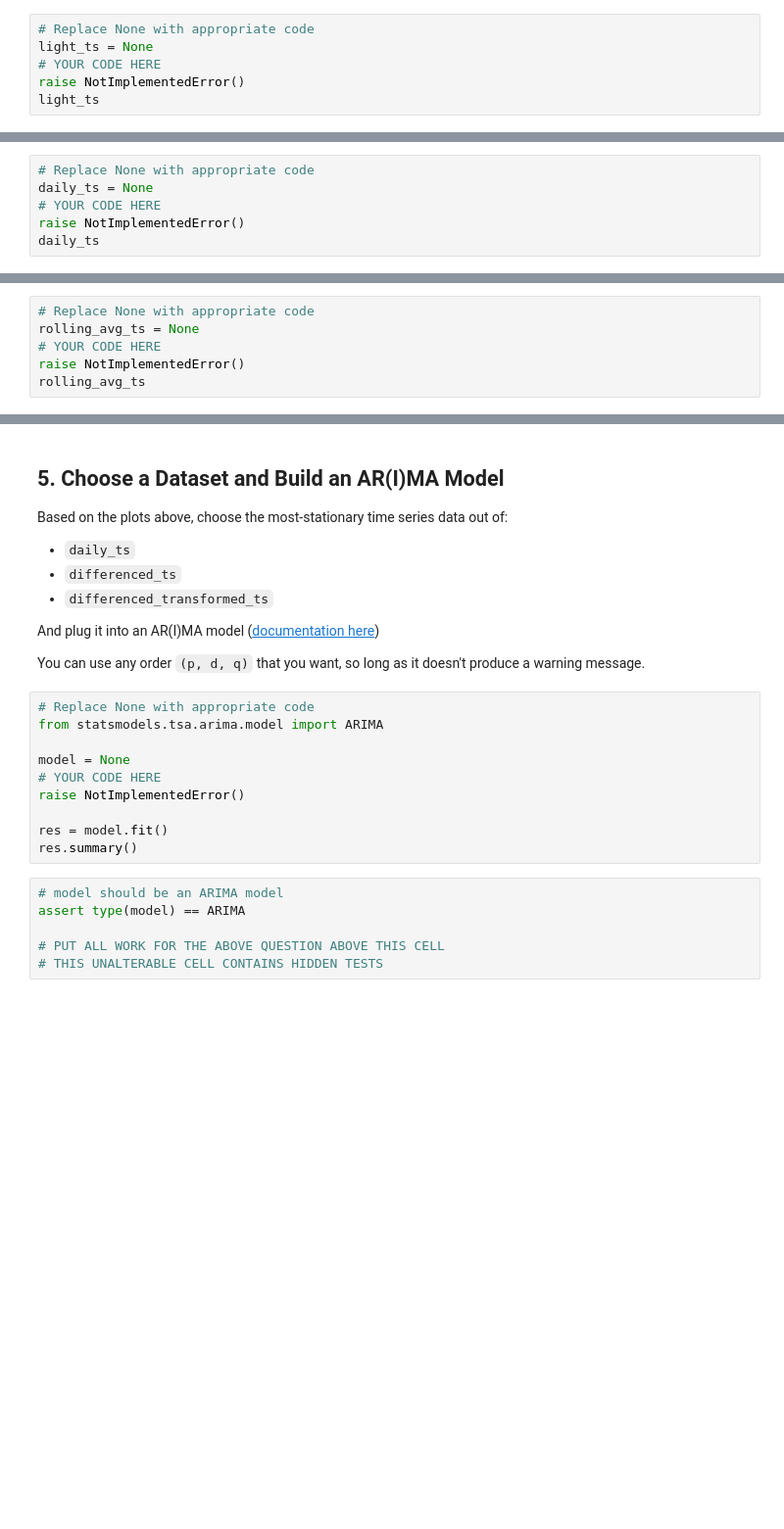
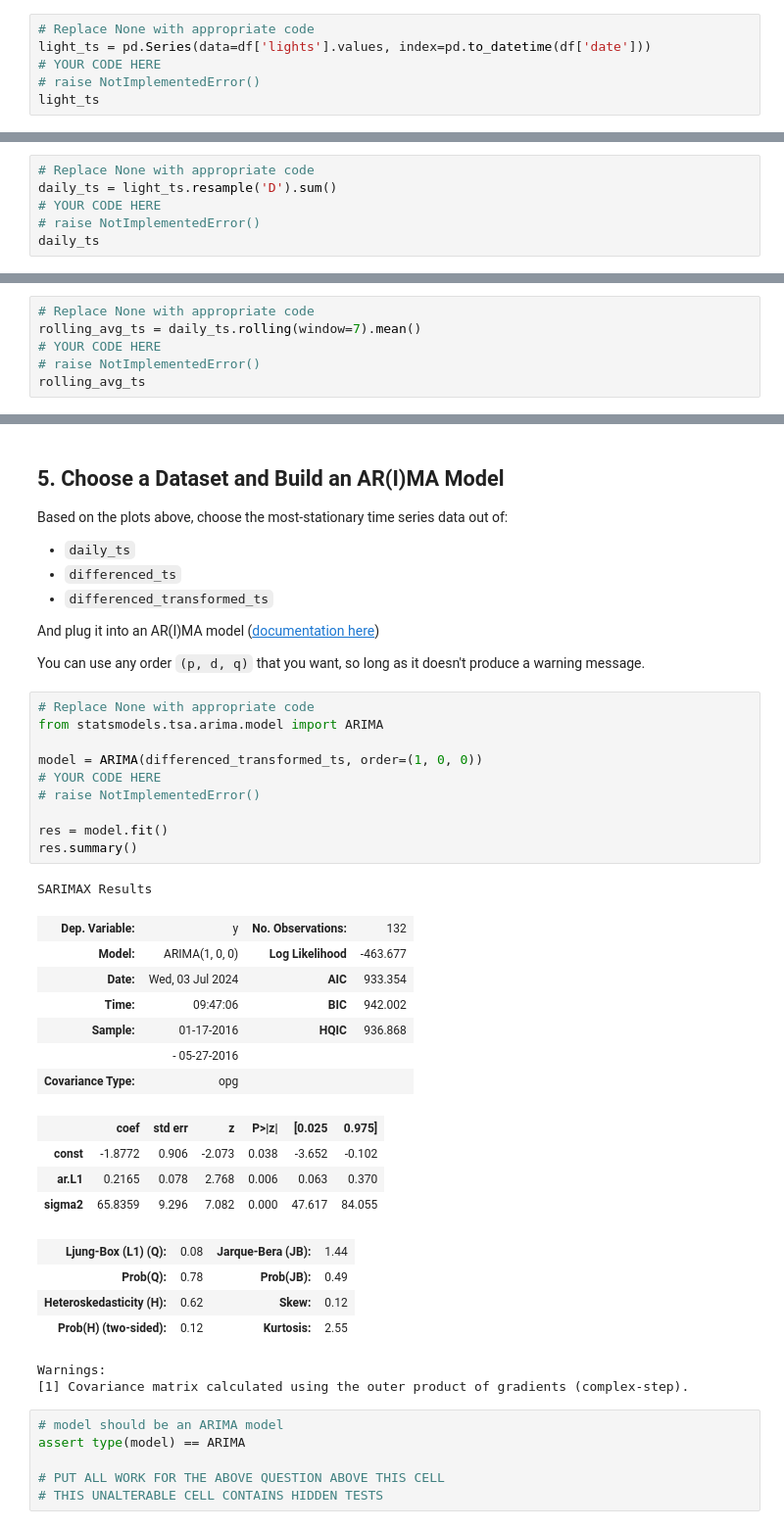
Before and after one commit to jakkkc/time_series, a Jupyter notebook: dsc-time-series-checkpoint-master/index.ipynb, the cells around one changed output, grey strips where cells are left out. Shown: that part at 98% size. Drawn from its saved outputs; the diff is of its cells as text; blank space fills up the shorter version.

Commit message:
time_series_done

```diff
--- a/dsc-time-series-checkpoint-master/index.ipynb
+++ b/dsc-time-series-checkpoint-master/index.ipynb
@@ -31,7 +45,7 @@ As noted previously, we do not need all of the columns of `df`. Create a `pandas
 ***Hint:*** The `pd.to_datetime` function ([documentation here](https://pandas.pydata.org/pandas-docs/stable/reference/api/pandas.to_datetime.html)) can convert strings representing dates into datetimes
 # %%
 # Replace None with appropriate code
-light_ts = None
+light_ts = pd.Series(data=df['lights'].values, index=pd.to_datetime(df['date']))
 # YOUR CODE HERE
-raise NotImplementedError()
+# raise NotImplementedError()
 light_ts
@@ -61,7 +89,7 @@ Create a `Series` called `daily_ts` which contains the data from `light_ts` down
 * See [this page](https://pandas.pydata.org/docs/reference/resampling.html#computations-descriptive-stats) for the available aggregate functions to use after resampling
 # %%
 # Replace None with appropriate code
-daily_ts = None
+daily_ts = light_ts.resample('D').sum()
 # YOUR CODE HERE
-raise NotImplementedError()
+# raise NotImplementedError()
 daily_ts
@@ -103,7 +151,7 @@ Create a `Series` called `rolling_avg_ts` that represents the **weekly (7-day)**
 (Note that it is expected that you'll see some NaN values at the beginning, when there have been fewer than 7 days to average.)
 # %%
 # Replace None with appropriate code
-rolling_avg_ts = None
+rolling_avg_ts = daily_ts.rolling(window=7).mean()
 # YOUR CODE HERE
-raise NotImplementedError()
+# raise NotImplementedError()
 rolling_avg_ts
@@ -159,13 +223,32 @@ You can use any order `(p, d, q)` that you want, so long as it doesn't produce a
 # %%
 # Replace None with appropriate code
 from statsmodels.tsa.arima.model import ARIMA
 
-model = None
+model = ARIMA(differenced_transformed_ts, order=(1, 0, 0))
 # YOUR CODE HERE
-raise NotImplementedError()
+# raise NotImplementedError()
 
 res = model.fit()
 res.summary()
+# %% [output]
+SARIMAX Results
+| Dep. Variable: | y | No. Observations: | 132 |
+| Model: | ARIMA(1, 0, 0) | Log Likelihood | -463.677 |
+| Date: | Wed, 03 Jul 2024 | AIC | 933.354 |
+| Time: | 09:47:06 | BIC | 942.002 |
+| Sample: | 01-17-2016 | HQIC | 936.868 |
+|  | - 05-27-2016 |  |  |
+| Covariance Type: | opg |  |  |
+|  | coef | std err | z | P>|z| | [0.025 | 0.975] |
+| const | -1.8772 | 0.906 | -2.073 | 0.038 | -3.652 | -0.102 |
+| ar.L1 | 0.2165 | 0.078 | 2.768 | 0.006 | 0.063 | 0.370 |
+| sigma2 | 65.8359 | 9.296 | 7.082 | 0.000 | 47.617 | 84.055 |
+| Ljung-Box (L1) (Q): | 0.08 | Jarque-Bera (JB): | 1.44 |
+| Prob(Q): | 0.78 | Prob(JB): | 0.49 |
+| Heteroskedasticity (H): | 0.62 | Skew: | 0.12 |
+| Prob(H) (two-sided): | 0.12 | Kurtosis: | 2.55 |
+Warnings:
+[1] Covariance matrix calculated using the outer product of gradients (complex-step).
 # %%
 # model should be an ARIMA model
 assert type(model) == ARIMA
```
Also changed, not shown: parts of 7 cells of this notebook.
